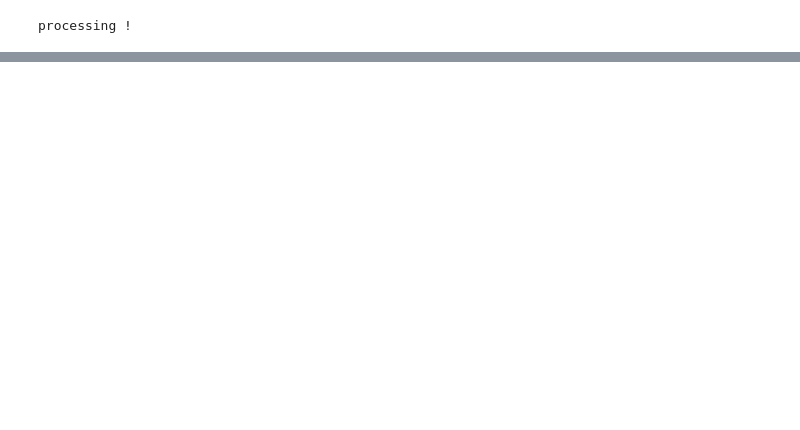
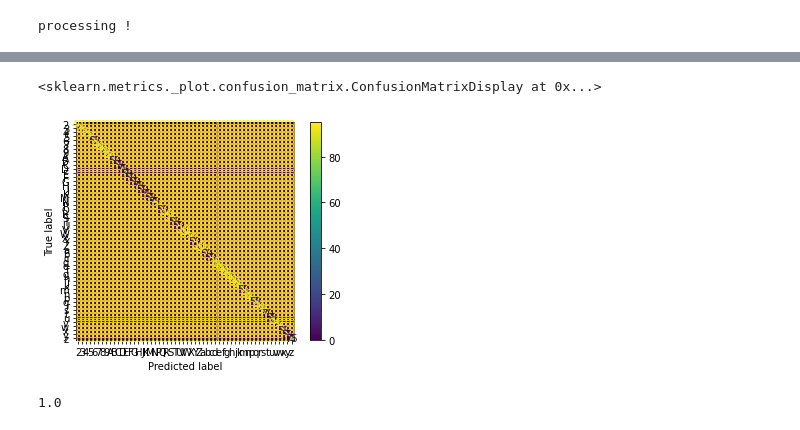
Before and after one commit to zxingz/AutoCowin, a Jupyter notebook: CowinCaptcha.ipynb, the cells around one changed output, grey strips where cells are left out. Cells and saved outputs as stored; diff of their text form; code cells hidden in the pictures; blank space fills up the shorter version.

```diff
--- a/CowinCaptcha.ipynb
+++ b/CowinCaptcha.ipynb
@@ -125,0 +299,10 @@ Tl
+# %%
+char_counts = collections.Counter(Y)
+chars_less = set([x for x in char_counts if char_counts[x]<2])
+X_new,Y_new = [],[]
+for i,c in enumerate(Y):
+    if c in chars_less:
+        continue
+    X_new.append(X[i])
+    Y_new.append(Y[i])
+X,Y = pd.DataFrame(X_new).fillna(0), Y_new
@@ -125,0 +323,2 @@ Tl
+# %%
+X_train,X_test, Y_train, Y_test = train_test_split(X, Y, stratify=Y)
@@ -125,0 +349,8 @@ Tl
+# %%
+scorer = make_scorer(accuracy_score, greater_is_better=True)
+clf = LogisticRegression()
+grid_values = {'penalty': ['l2'],
+               'C':[0.01],
+              'solver':['lbfgs']}
+model = GridSearchCV(clf, param_grid = grid_values,scoring=scorer)
+model.fit(X_train, Y_train)
@@ -125,0 +378,7 @@ Tl
+# %%
+clf_best = model.best_estimator_
+# %%
+plot_confusion_matrix(clf_best, X_test, Y_test)
+# %% [output]
+<sklearn.metrics._plot.confusion_matrix.ConfusionMatrixDisplay at 0x...>
+[figure, added]
@@ -125,0 +387,4 @@ Tl
+# %%
+accuracy_score(Y_test,Y_pred)
+# %% [output]
+1.0
```
Also changed, not shown: parts of 35 cells of this notebook, 1 other file.
